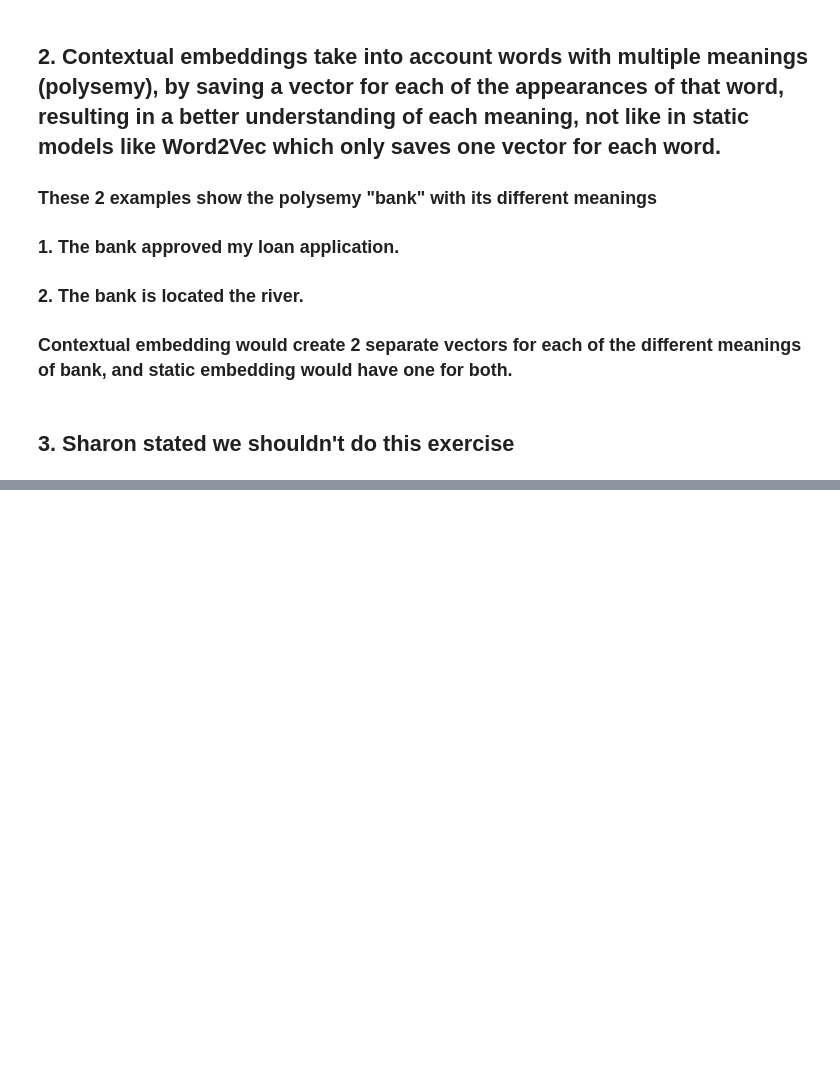
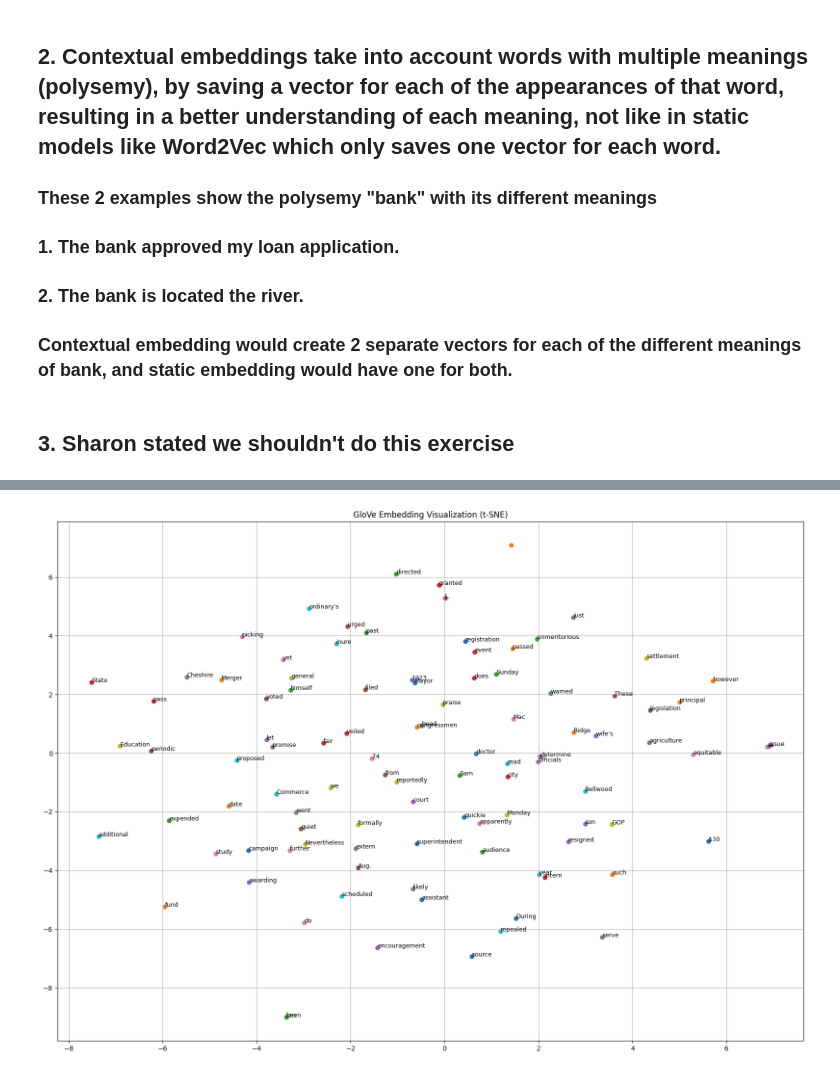
Before and after one commit to ofirbeck/hw2-nlp, a Jupyter notebook: hw2.ipynb, the cells around one changed output, grey strips where cells are left out. Drawn from its saved outputs; the diff is of its cells as text; code cells hidden in the pictures; blank space fills up the shorter version.

Commit message:
Glove model implemenetation added

```diff
--- a/hw2.ipynb
+++ b/hw2.ipynb
@@ -213,0 +261,21 @@ Similarity between 'apple' and 'orange': 0.9580438137054443
+# %%
+from sklearn.manifold import TSNE
+import matplotlib.pyplot as plt
+
+num_words_to_plot = 100
+vocab_subset = vocab[:num_words_to_plot]
+embedding_subset = glove_embedding[:num_words_to_plot]
+
+tsne = TSNE(max_iter=500, n_components=2, perplexity=20)
+embedding_2d = tsne.fit_transform(embedding_subset)
+
+plt.figure(figsize=(20, 14))
+for i, word in enumerate(vocab_subset):
+    x, y = embedding_2d[i]
+    plt.scatter(x, y)
+    plt.annotate(word, (x, y), fontsize=9)
+plt.title("GloVe Embedding Visualization (t-SNE)")
+plt.grid(True)
+plt.show()
+# %% [output]
+[figure, added]
```
Also changed, not shown: parts of 6 cells of this notebook.
